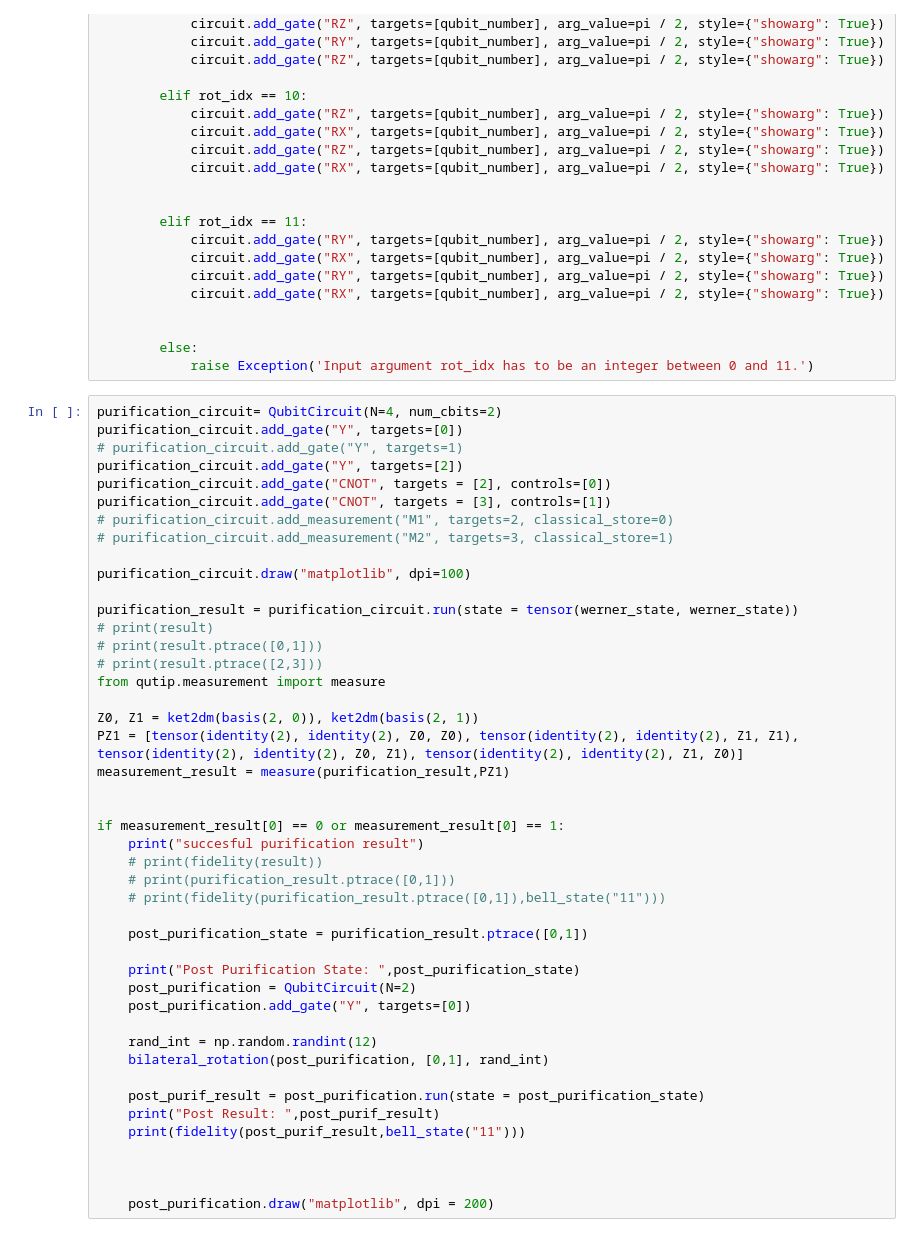
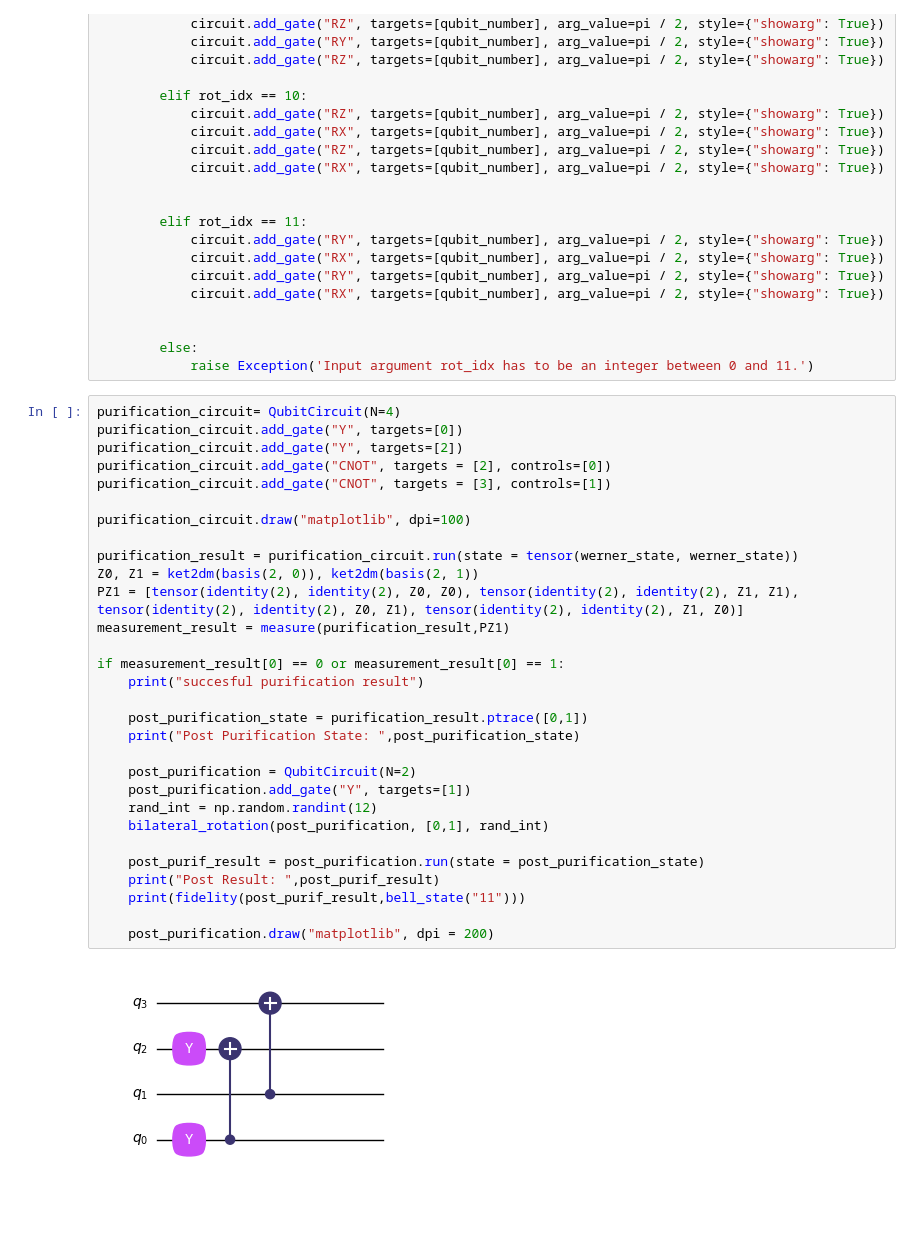
Before and after one commit to kvnkarthik02/quantum-distillation, a Jupyter notebook: bbpssw.ipynb, the cells around one changed output. Drawn from its saved outputs; the diff is of its cells as text; blank space fills up the shorter version.

```diff
--- a/bbpssw.ipynb
+++ b/bbpssw.ipynb
@@ -245,47 +262,34 @@ def bilateral_rotation(circuit, qubits, rot_idx):
         else:
             raise Exception('Input argument rot_idx has to be an integer between 0 and 11.')
 # %%
-purification_circuit= QubitCircuit(N=4, num_cbits=2)
+purification_circuit= QubitCircuit(N=4)
 purification_circuit.add_gate("Y", targets=[0])
-# purification_circuit.add_gate("Y", targets=1)
 purification_circuit.add_gate("Y", targets=[2])
 purification_circuit.add_gate("CNOT", targets = [2], controls=[0])
 purification_circuit.add_gate("CNOT", targets = [3], controls=[1])
-# purification_circuit.add_measurement("M1", targets=2, classical_store=0)
-# purification_circuit.add_measurement("M2", targets=3, classical_store=1)
 
 purification_circuit.draw("matplotlib", dpi=100)
 
 purification_result = purification_circuit.run(state = tensor(werner_state, werner_state))
-# print(result)
-# print(result.ptrace([0,1]))
-# print(result.ptrace([2,3]))
-from qutip.measurement import measure
-
 Z0, Z1 = ket2dm(basis(2, 0)), ket2dm(basis(2, 1))
 PZ1 = [tensor(identity(2), identity(2), Z0, Z0), tensor(identity(2), identity(2), Z1, Z1), tensor(identity(2), identity(2), Z0, Z1), tensor(identity(2), identity(2), Z1, Z0)]
 measurement_result = measure(purification_result,PZ1)
 
-
 if measurement_result[0] == 0 or measurement_result[0] == 1:
     print("succesful purification result")
-    # print(fidelity(result))
-    # print(purification_result.ptrace([0,1]))
-    # print(fidelity(purification_result.ptrace([0,1]),bell_state("11")))
 
     post_purification_state = purification_result.ptrace([0,1])
+    print("Post Purification State: ",post_purification_state)
 
-    print("Post Purification State: ",post_purification_state)
     post_purification = QubitCircuit(N=2)
-    post_purification.add_gate("Y", targets=[0])
-
+    post_purification.add_gate("Y", targets=[1])
     rand_int = np.random.randint(12)
     bilateral_rotation(post_purification, [0,1], rand_int)
 
     post_purif_result = post_purification.run(state = post_purification_state)
     print("Post Result: ",post_purif_result)
     print(fidelity(post_purif_result,bell_state("11")))
 
-
-
     post_purification.draw("matplotlib", dpi = 200)
+# %% [output]
+[figure, added]
```
Also changed, not shown: parts of 4 cells of this notebook, 2 other files.
